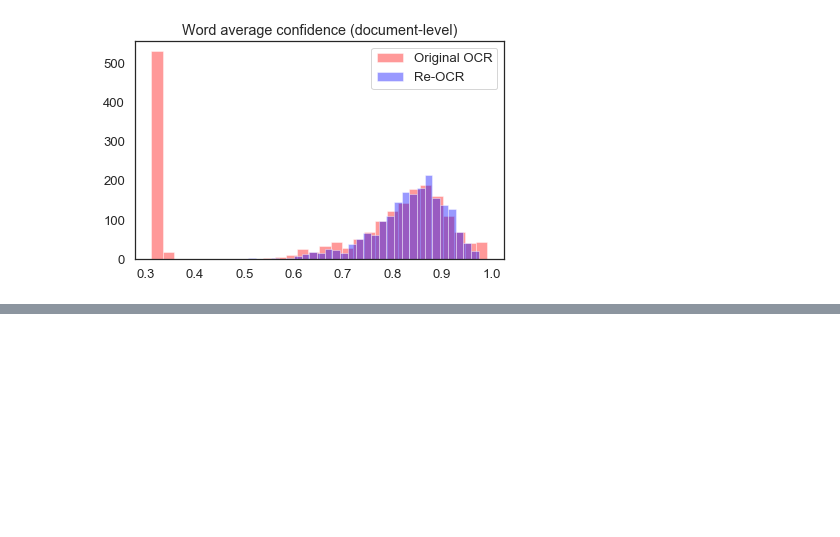
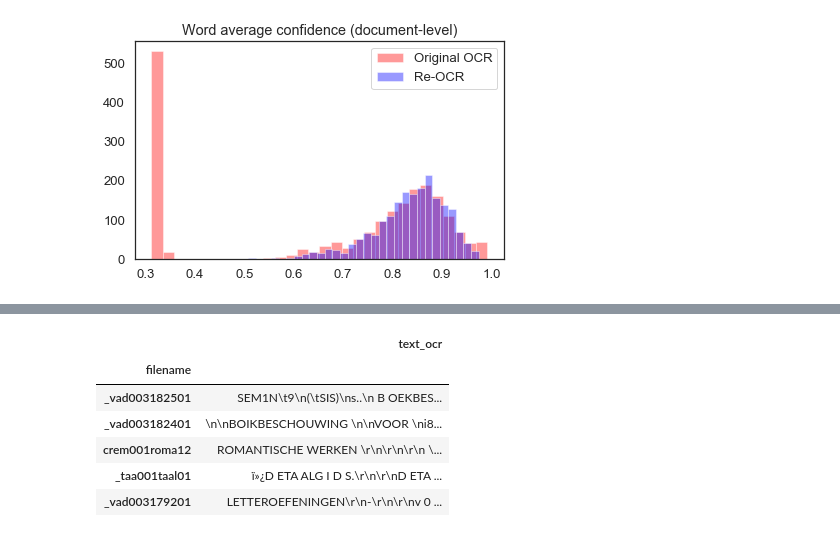
Before and after one commit to Giovanni1085/KB_OCR_impact, a Jupyter notebook: Create data frames.ipynb, the cells around one changed output, grey strips where cells are left out. Cells and saved outputs as stored; diff of their text form; code cells hidden in the pictures; blank space fills up the shorter version.

```diff
--- a/Create data frames.ipynb
+++ b/Create data frames.ipynb
@@ -187,0 +239,12 @@ full_df.to_csv("full_df.csv", compression="gzip")
+# %%
+# load OCRed data for the necessary files
+
+data_dict = {'filename':list(),'text_ocr':list()}
+
+# load xml files and get data out
+for f_name in df_ground.index.values:
+    full_path = os.path.join(folder,ocr_folder)
+    f = os.path.join(full_path,f_name+"_01.txt")
+    text = codecs.open(f, encoding="latin1").read() # GET the correct encoding!
+    data_dict['filename'].append(f_name)
+    data_dict['text_ocr'].append(text)
@@ -187,0 +253,13 @@ full_df.to_csv("full_df.csv", compression="gzip")
+# %%
+df_ocr = pd.DataFrame.from_dict(data_dict)
+df_ocr = df_ocr.set_index('filename')
+# %%
+df_ocr.head()
+# %% [output]
+|  | text_ocr |
+| filename |  |
+| _vad003182501 | SEM1N\t9\n(\tSIS)\ns..\n B OEKBES... |
+| _vad003182401 | \n\nBOIKBESCHOUWING \n\nVOOR \ni8... |
+| crem001roma12 | ROMANTISCHE WERKEN \r\n\r\n\r\n \... |
+| _taa001taal01 | ï»¿D ETA ALG I D S.\r\n\r\nD ETA ... |
+| _vad003179201 | LETTEROEFENINGEN\r\n-\r\n\r\nv 0 ... |
```
Also changed, not shown: parts of 21 cells of this notebook, 1 other file.
